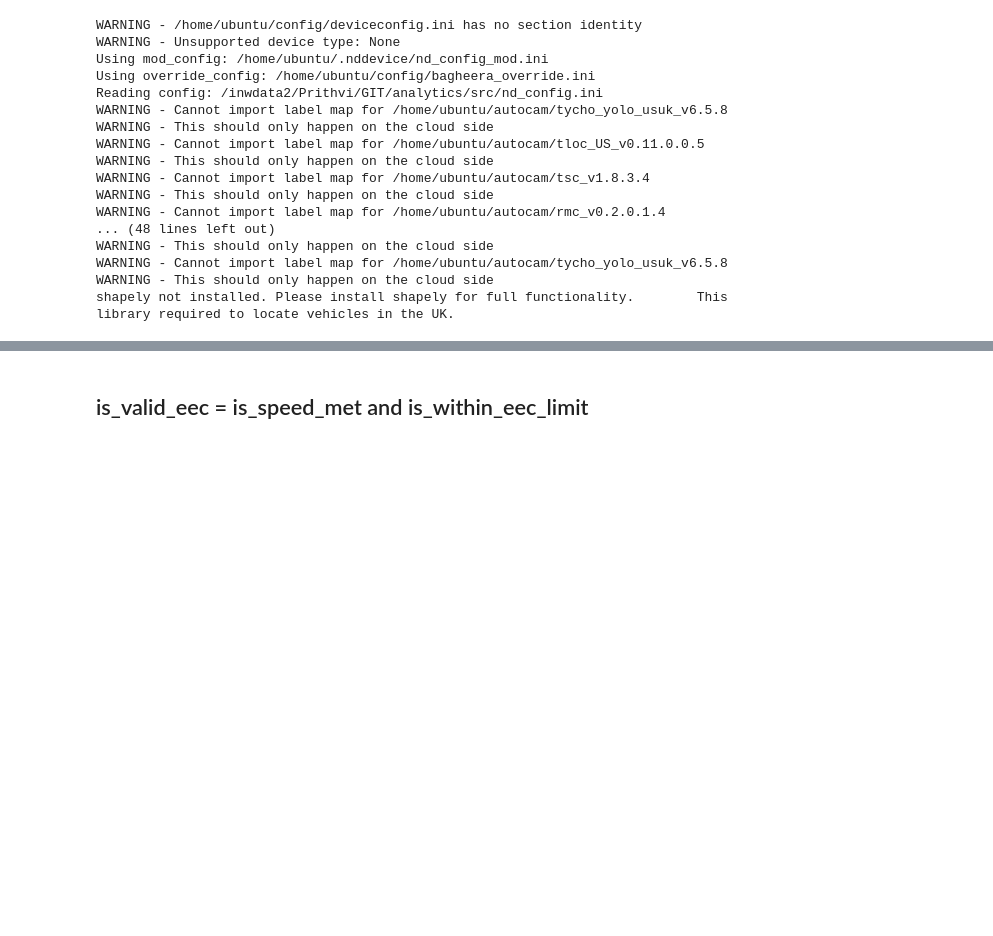
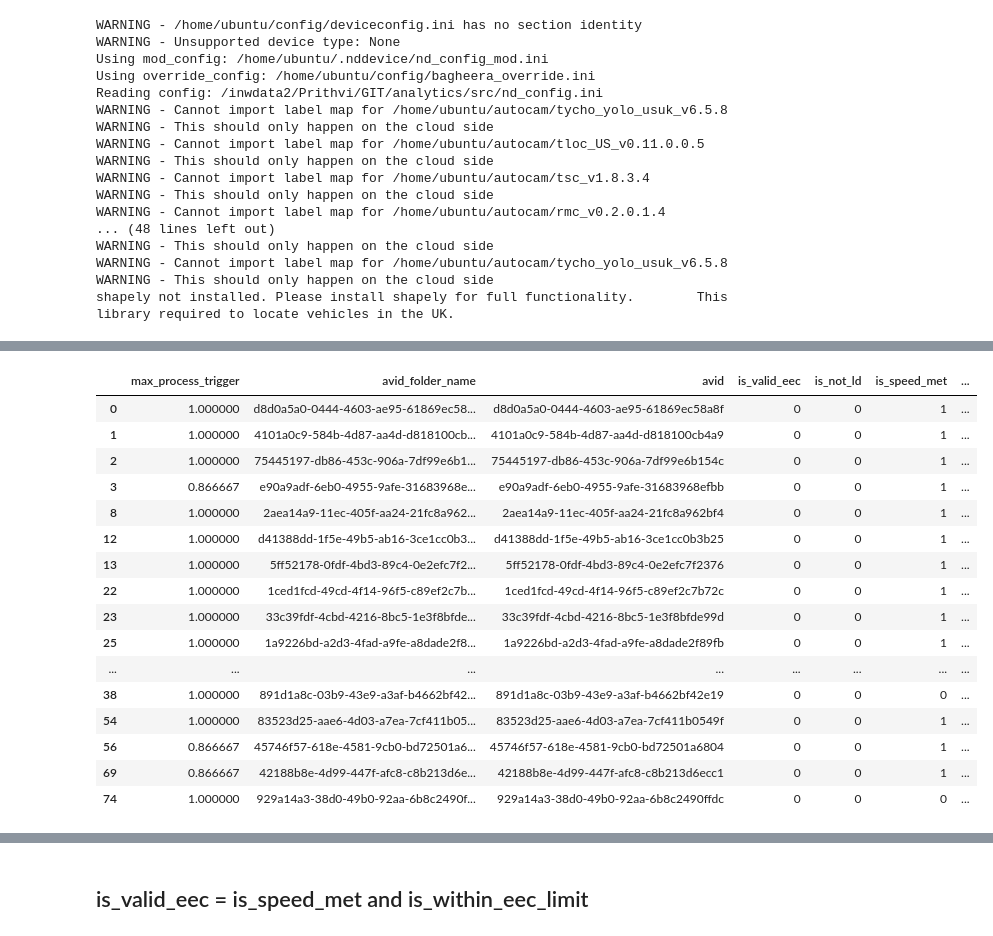
Before and after one commit to prithviramg-nd/work, a Jupyter notebook: AN25908/eec_recall_improvement.ipynb, the cells around one changed output, grey strips where cells are left out. Cells and saved outputs as stored; diff of their text form; code cells hidden in the pictures; blank space fills up the shorter version.

```diff
--- a/AN25908/eec_recall_improvement.ipynb
+++ b/AN25908/eec_recall_improvement.ipynb
@@ -151,0 +117,34 @@ kpi_metrics = kpi_df.apply(getMetrics, axis=1)
+# %%
+def getMetrics(row):
+    avid = str(row['avid'])
+    reviewer_feedback = row['reviewer_feedback']
+    gt_start_ts = row['start_offset']
+    gt_end_ts = row['end_offset']
+
+    def checkOverlap(event_start, event_end, gt_start, gt_end):
+        return max(event_start, gt_start) < min(event_end, gt_end)
+
+    ret_dict = {
+        'true_positive': 0,
+        'false_negative': 0,
+        'false_positive': 0,
+        'non_overlap': 0,
+        'avid': avid,
+        'review_tags': row['review_tags'],
+        'avid_folder_name': None
+
+    }
+
+    if avid in results:
+        ret_dict['avid_folder_name'] = results[avid][1]
+        if results[avid][0] is not None:
+            if reviewer_feedback == 0:
+                ret_dict['true_positive'] += 1
+            else:
+                ret_dict['false_positive'] += 1
+        else:
+            if reviewer_feedback == 0:
+                ret_dict['false_negative'] = 1
+    return pd.Series(ret_dict)
+
+kpi_metrics = kpi_df.apply(getMetrics, axis=1)
@@ -151,0 +219,7 @@ kpi_metrics = kpi_df.apply(getMetrics, axis=1)
+# %%
+results_with_observations = p_tqdm.p_map(getEECoutputs_observation_data,
+                                         kpi_metrics[kpi_metrics['false_negative'] > 0]['avid_folder_name'],
+                                         num_cpus=multiprocessing.cpu_count(),
+                                         desc='Processing EEC outputs')
+results_with_observations = pd.DataFrame(results_with_observations)
+results_with_observations.head()
@@ -151,0 +233,20 @@ kpi_metrics = kpi_df.apply(getMetrics, axis=1)
+# %%
+results_with_observations[results_with_observations['is_not_ld'] == 0]
+# %% [output]
+|  | max_process_trigger | avid_folder_name | avid | is_valid_eec | is_not_ld | is_speed_met | ... |
+| 0 | 1.000000 | d8d0a5a0-0444-4603-ae95-61869ec58... | d8d0a5a0-0444-4603-ae95-61869ec58a8f | 0 | 0 | 1 | ... |
+| 1 | 1.000000 | 4101a0c9-584b-4d87-aa4d-d818100cb... | 4101a0c9-584b-4d87-aa4d-d818100cb4a9 | 0 | 0 | 1 | ... |
+| 2 | 1.000000 | 75445197-db86-453c-906a-7df99e6b1... | 75445197-db86-453c-906a-7df99e6b154c | 0 | 0 | 1 | ... |
+| 3 | 0.866667 | e90a9adf-6eb0-4955-9afe-31683968e... | e90a9adf-6eb0-4955-9afe-31683968efbb | 0 | 0 | 1 | ... |
+| 8 | 1.000000 | 2aea14a9-11ec-405f-aa24-21fc8a962... | 2aea14a9-11ec-405f-aa24-21fc8a962bf4 | 0 | 0 | 1 | ... |
+| 12 | 1.000000 | d41388dd-1f5e-49b5-ab16-3ce1cc0b3... | d41388dd-1f5e-49b5-ab16-3ce1cc0b3b25 | 0 | 0 | 1 | ... |
+| 13 | 1.000000 | 5ff52178-0fdf-4bd3-89c4-0e2efc7f2... | 5ff52178-0fdf-4bd3-89c4-0e2efc7f2376 | 0 | 0 | 1 | ... |
+| 22 | 1.000000 | 1ced1fcd-49cd-4f14-96f5-c89ef2c7b... | 1ced1fcd-49cd-4f14-96f5-c89ef2c7b72c | 0 | 0 | 1 | ... |
+| 23 | 1.000000 | 33c39fdf-4cbd-4216-8bc5-1e3f8bfde... | 33c39fdf-4cbd-4216-8bc5-1e3f8bfde99d | 0 | 0 | 1 | ... |
+| 25 | 1.000000 | 1a9226bd-a2d3-4fad-a9fe-a8dade2f8... | 1a9226bd-a2d3-4fad-a9fe-a8dade2f89fb | 0 | 0 | 1 | ... |
+| ... | ... | ... | ... | ... | ... | ... | ... |
+| 38 | 1.000000 | 891d1a8c-03b9-43e9-a3af-b4662bf42... | 891d1a8c-03b9-43e9-a3af-b4662bf42e19 | 0 | 0 | 0 | ... |
+| 54 | 1.000000 | 83523d25-aae6-4d03-a7ea-7cf411b05... | 83523d25-aae6-4d03-a7ea-7cf411b0549f | 0 | 0 | 1 | ... |
+| 56 | 0.866667 | 45746f57-618e-4581-9cb0-bd72501a6... | 45746f57-618e-4581-9cb0-bd72501a6804 | 0 | 0 | 1 | ... |
+| 69 | 0.866667 | 42188b8e-4d99-447f-afc8-c8b213d6e... | 42188b8e-4d99-447f-afc8-c8b213d6ecc1 | 0 | 0 | 1 | ... |
+| 74 | 1.000000 | 929a14a3-38d0-49b0-92aa-6b8c2490f... | 929a14a3-38d0-49b0-92aa-6b8c2490ffdc | 0 | 0 | 0 | ... |
```
Also changed, not shown: parts of 14 cells of this notebook.
